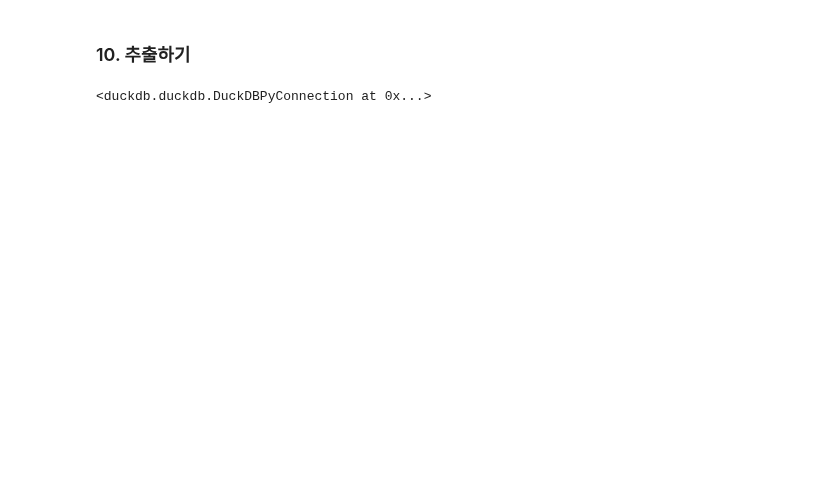
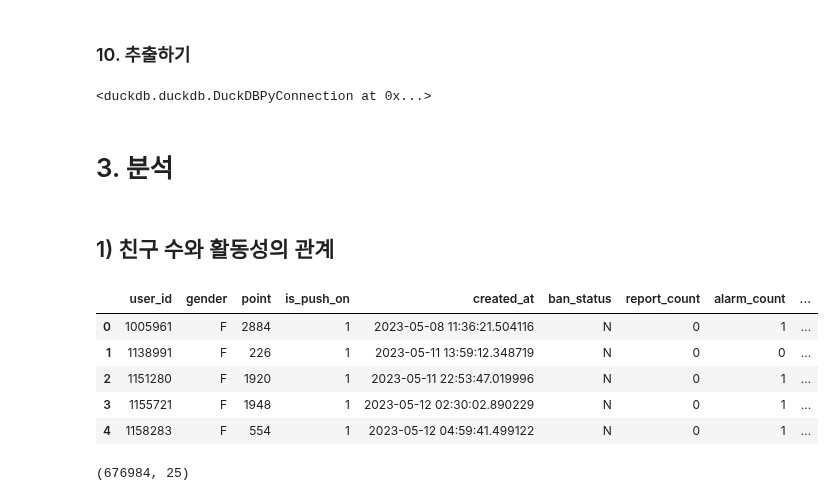
Before and after one commit to goheejieuri/final_project_team3, a Jupyter notebook: sohee.ipynb, the cells around one changed output. Saved outputs shown, nothing was run; the diff lists cells and outputs as text; code cells hidden in the pictures; blank space fills up the shorter version.

```diff
--- a/sohee.ipynb
+++ b/sohee.ipynb
@@ -1276,3 +1405,7 @@ final_user_df.head()
 #                 """)
 # %% [output]
 <duckdb.duckdb.DuckDBPyConnection at 0x...>
+# %% [markdown]
+# 3. 분석
+# %% [markdown]
+## 1) 친구 수와 활동성의 관계
@@ -1278,0 +1422,27 @@ final_user_df.head()
+# %%
+# 서비스 계정 JSON 파일 경로 설정
+os.environ['GOOGLE_APPLICATION_CREDENTIALS'] = '/home/sprintda07/final_project_team3/key/my-projectcodeit.json'
+
+# BigQuery → PyArrow → DuckDB
+client = bigquery.Client()
+query_total_user_df = "SELECT * FROM `my-projectcodeit.final_project.total_user_df`"
+total_user_df = client.query(query_total_user_df).to_arrow()
+
+# PyArrow 테이블을 DuckDB에서 'total_user_df'라는 이름으로 등록(사실 이걸 하지 않아도 duckDB에서 바로 사용 가능)
+mem_con.register("total_user_df", total_user_df)
+
+# DuckDB에서 직접 사용
+final_user_df = mem_con.execute("SELECT * FROM total_user_df").df()
+# %%
+final_user_df.head()
+# %% [output]
+|  | user_id | gender | point | is_push_on | created_at | ban_status | report_count | alarm_count | ... |
+| 0 | 1005961 | F | 2884 | 1 | 2023-05-08 11:36:21.504116 | N | 0 | 1 | ... |
+| 1 | 1138991 | F | 226 | 1 | 2023-05-11 13:59:12.348719 | N | 0 | 0 | ... |
+| 2 | 1151280 | F | 1920 | 1 | 2023-05-11 22:53:47.019996 | N | 0 | 1 | ... |
+| 3 | 1155721 | F | 1948 | 1 | 2023-05-12 02:30:02.890229 | N | 0 | 1 | ... |
+| 4 | 1158283 | F | 554 | 1 | 2023-05-12 04:59:41.499122 | N | 0 | 1 | ... |
+# %%
+final_user_df.shape
+# %% [output]
+(676984, 25)
```
Also changed, not shown: parts of 31 cells of this notebook, 1 other file.
